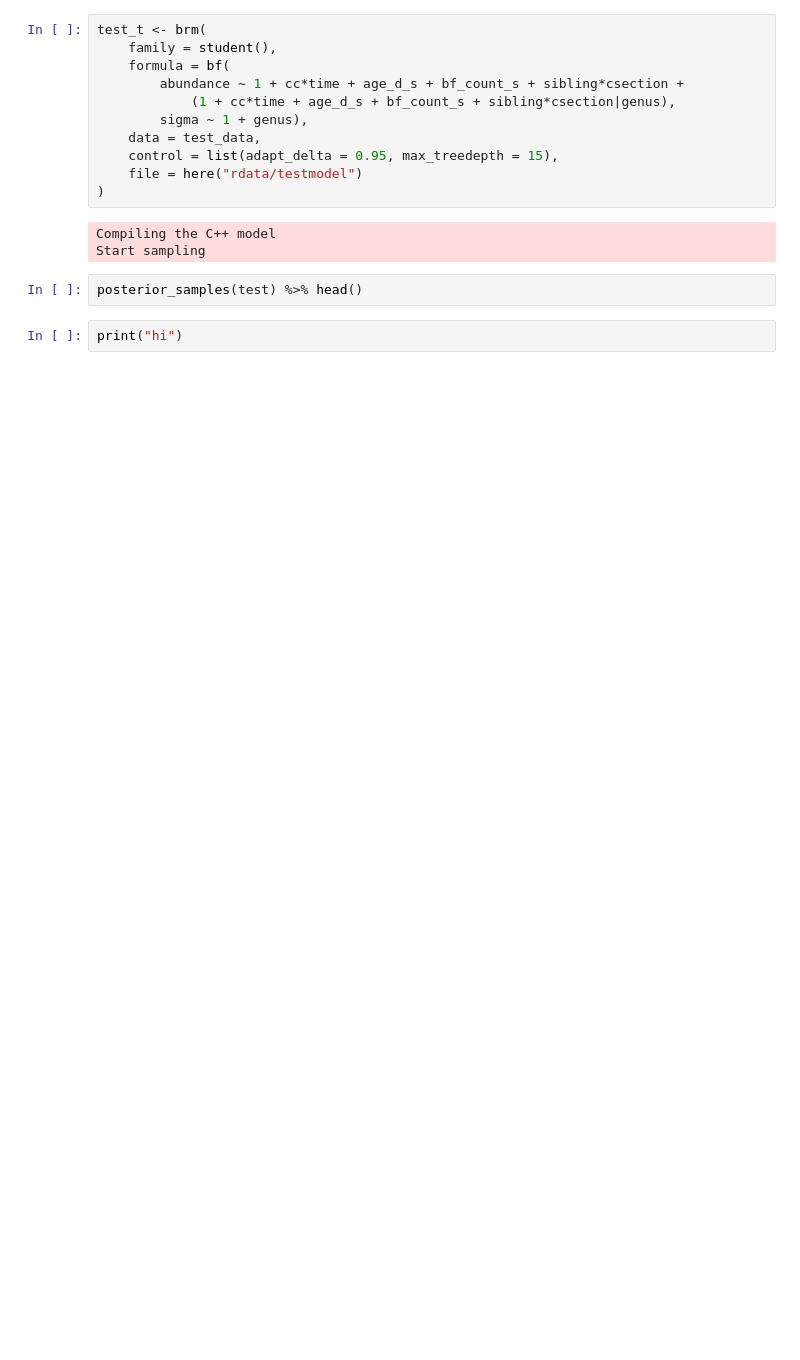
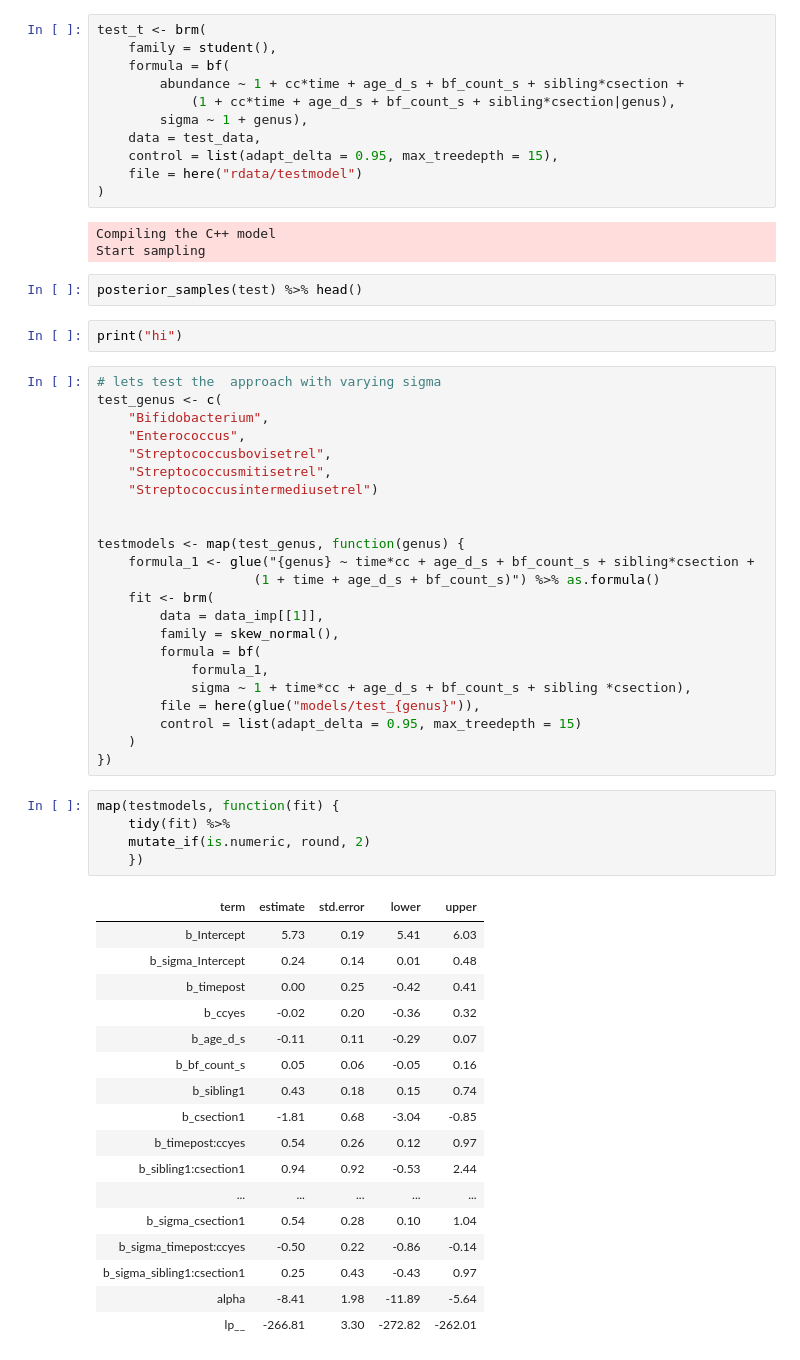
Before and after one commit to HenrikEckermann/bibo, a Jupyter notebook: notebooks/childcare_article_analyses.ipynb, the cells around one changed output. Saved outputs shown, nothing was run; the diff lists cells and outputs as text; blank space fills up the shorter version.

```diff
--- a/notebooks/childcare_article_analyses.ipynb
+++ b/notebooks/childcare_article_analyses.ipynb
@@ -2140,3 +2140,49 @@ Start sampling
 posterior_samples(test) %>% head()
 # %%
 print("hi")
+# %%
+# lets test the  approach with varying sigma
+test_genus <- c(
+    "Bifidobacterium",
+    "Enterococcus",
+    "Streptococcusbovisetrel",
+    "Streptococcusmitisetrel",
+    "Streptococcusintermediusetrel")
+
+
+testmodels <- map(test_genus, function(genus) {
+    formula_1 <- glue("{genus} ~ time*cc + age_d_s + bf_count_s + sibling*csection +
+                    (1 + time + age_d_s + bf_count_s)") %>% as.formula()
+    fit <- brm(
+        data = data_imp[[1]],
+        family = skew_normal(),
+        formula = bf(
+            formula_1,
+            sigma ~ 1 + time*cc + age_d_s + bf_count_s + sibling *csection),
+        file = here(glue("models/test_{genus}")),
+        control = list(adapt_delta = 0.95, max_treedepth = 15)
+    )
+})
+# %%
+map(testmodels, function(fit) {
+    tidy(fit) %>%
+    mutate_if(is.numeric, round, 2)
+    })
+# %% [output]
+| term | estimate | std.error | lower | upper |
+| b_Intercept | 5.73 | 0.19 | 5.41 | 6.03 |
+| b_sigma_Intercept | 0.24 | 0.14 | 0.01 | 0.48 |
+| b_timepost | 0.00 | 0.25 | -0.42 | 0.41 |
+| b_ccyes | -0.02 | 0.20 | -0.36 | 0.32 |
+| b_age_d_s | -0.11 | 0.11 | -0.29 | 0.07 |
+| b_bf_count_s | 0.05 | 0.06 | -0.05 | 0.16 |
+| b_sibling1 | 0.43 | 0.18 | 0.15 | 0.74 |
+| b_csection1 | -1.81 | 0.68 | -3.04 | -0.85 |
+| b_timepost:ccyes | 0.54 | 0.26 | 0.12 | 0.97 |
+| b_sibling1:csection1 | 0.94 | 0.92 | -0.53 | 2.44 |
+| ... | ... | ... | ... | ... |
+| b_sigma_csection1 | 0.54 | 0.28 | 0.10 | 1.04 |
+| b_sigma_timepost:ccyes | -0.50 | 0.22 | -0.86 | -0.14 |
+| b_sigma_sibling1:csection1 | 0.25 | 0.43 | -0.43 | 0.97 |
+| alpha | -8.41 | 1.98 | -11.89 | -5.64 |
+| lp__ | -266.81 | 3.30 | -272.82 | -262.01 |
```
Also changed, not shown: parts of 3 cells of this notebook.
